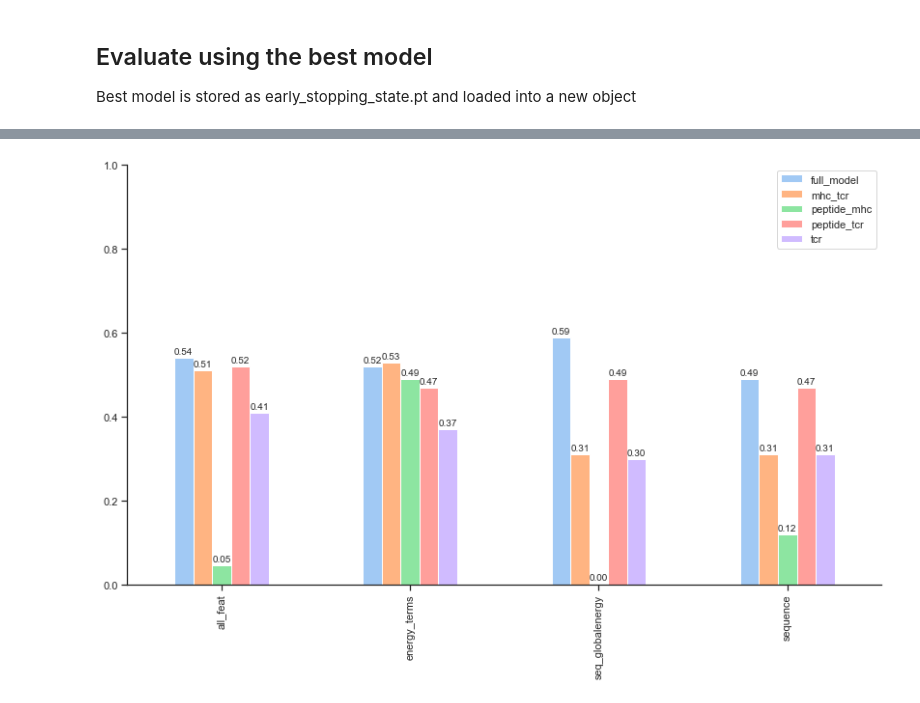
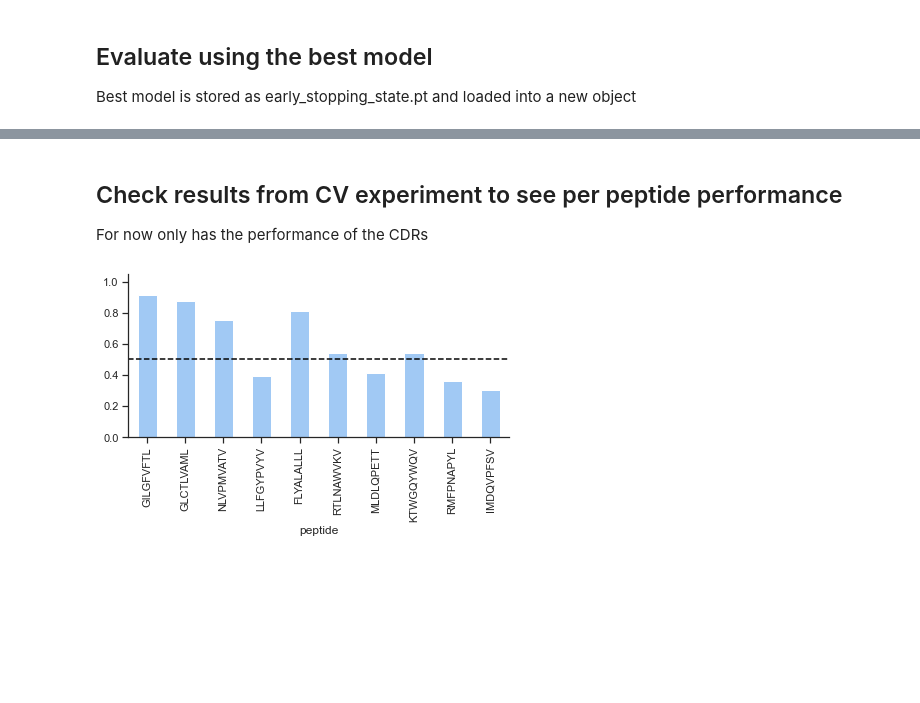
Before and after one commit to chrhjoh/speciale, a Jupyter notebook: scripts/modelling/03_simple_cnn.ipynb, the cells around one changed output, grey strips where cells are left out. Drawn from its saved outputs; the diff is of its cells as text; code cells hidden in the pictures; blank space fills up the shorter version.

```diff
--- a/scripts/modelling/03_simple_cnn.ipynb
+++ b/scripts/modelling/03_simple_cnn.ipynb
@@ -330,8 +275,25 @@ for container in ax.containers:
-# %%
-plt.figure(figsize=(14,8))
-ax = plt.gca()
-results["mcc_test"].unstack().plot(kind='bar', ax=ax, ylim=(0,1))
-for container in ax.containers:
-    ax.bar_label(container, padding=2, fmt="%.2f", fontsize=10)
-# %% [output]
-[figure, removed]
+# %% [markdown]
+## Check results from CV experiment to see per peptide performance
+
+For now only has the performance of the CDRs
+# %%
+result = pd.read_csv("../../results/modelling/simplecnn_cdr_scores.csv", index_col=0)
+# %%
+from sklearn import metrics
+def calc_auc(x):
+    d = {}
+    d["auc"] = metrics.roc_auc_score(x["labels"],x["scores"])
+    d["counts"] = len(x)
+    return pd.Series(d, index=["auc", "counts"])
+
+result = result[result["peptide"].isin(result["peptide"].value_counts(ascending=False).head(10).index)]
+auc_df = result.groupby("peptide").apply(calc_auc)
+# %%
+auc_df = auc_df.sort_values("counts",ascending=False)
+ax = auc_df.plot.bar(y="auc",ylim=[0,1.05])
+ax.axhline(0.5, ls="--", c="black")
+plt.tight_layout()
+ax.get_legend().remove()
+plt.savefig("../../results/modelling/cdr_peptide_auc.png")
+# %% [output]
+[figure, added]
```
Also changed, not shown: parts of 11 cells of this notebook, 8 other files.
